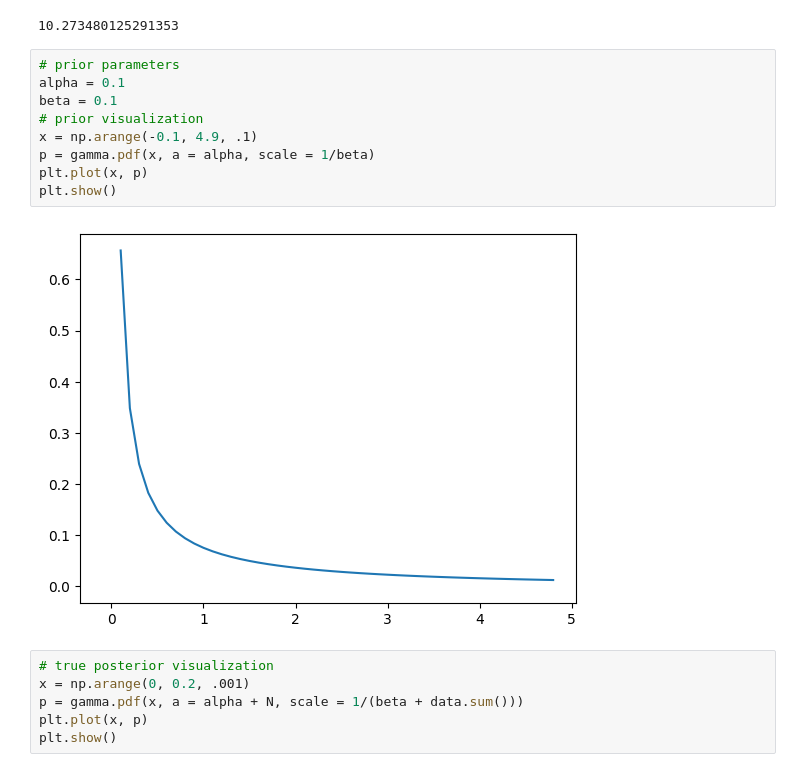
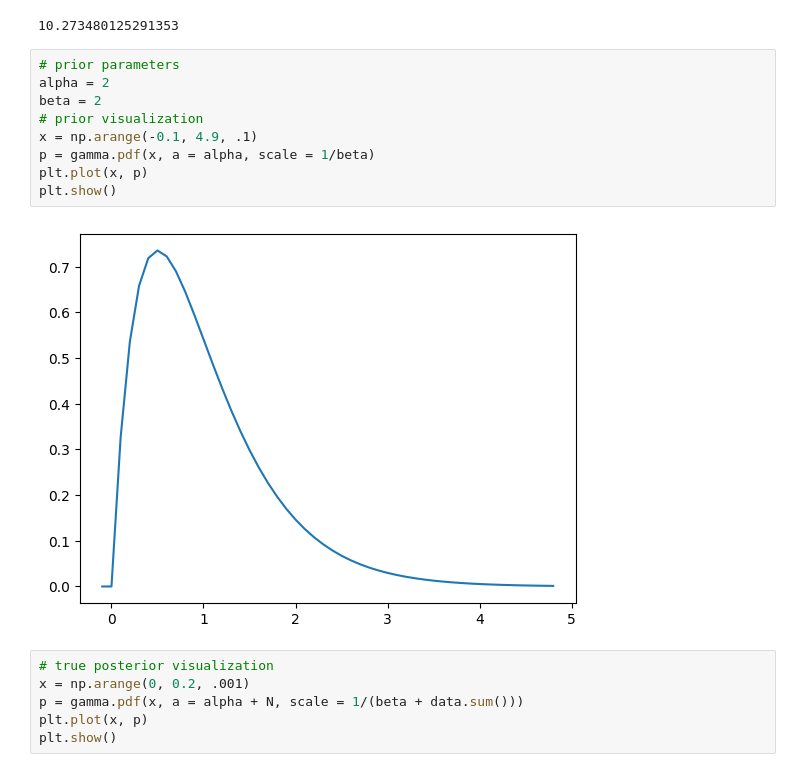
Before and after one commit to epibayes/np-epid, a Jupyter notebook: notebooks/abc_toy.ipynb, the cells around one changed output. Cells and saved outputs as stored; diff of their text form.

```diff
--- a/notebooks/abc_toy.ipynb
+++ b/notebooks/abc_toy.ipynb
@@ -13,15 +13,15 @@ print(y_true)
 10.273480125291353
 # %%
 # prior parameters
-alpha = 0.1
-beta = 0.1
+alpha = 2
+beta = 2
 # prior visualization
 x = np.arange(-0.1, 4.9, .1)
 p = gamma.pdf(x, a = alpha, scale = 1/beta)
 plt.plot(x, p)
 plt.show()
 # %% [output]
-[figure, old version]
+[figure, new version]
 # %%
 # true posterior visualization
 x = np.arange(0, 0.2, .001)
```
Also changed, not shown: parts of 4 cells of this notebook, 9 other files.
